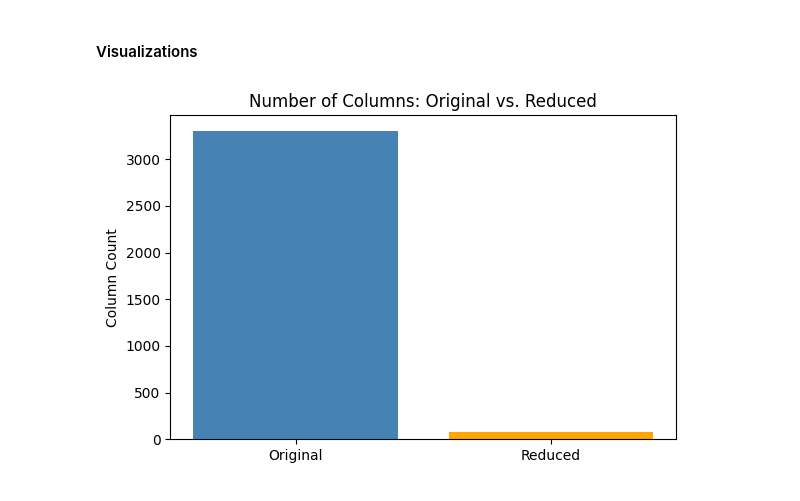
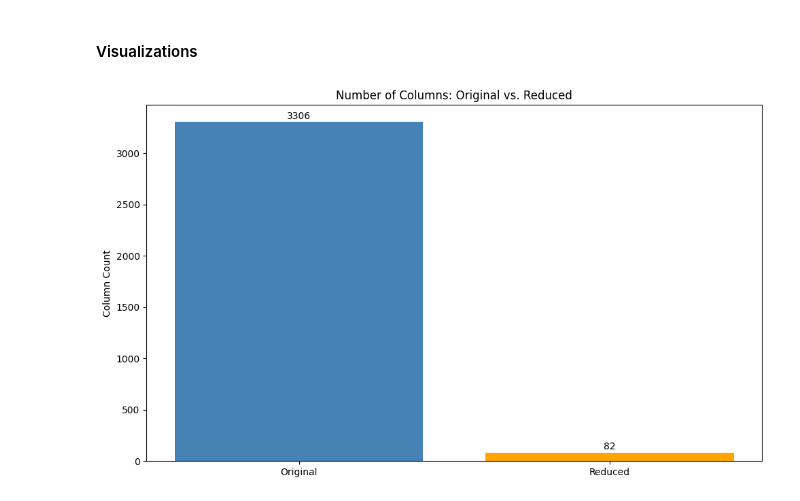
Before and after one commit to cambentz/CSC302-Group10-Final, a Jupyter notebook: notebooks/scorecard_explore.ipynb, the cells around one changed output. Drawn from its saved outputs; the diff is of its cells as text; code cells hidden in the pictures.

```diff
--- a/notebooks/scorecard_explore.ipynb
+++ b/notebooks/scorecard_explore.ipynb
@@ -110,9 +115,33 @@ columns_to_keep = [
 
     # Completion / Retention
     "RET_FT4", "RET_PT4", "C150_4", "C150_L4", "WDRAW_ORIG_YR2_RT",
-    "COMP_ORIG_YR2_RT", "ENRL_ORIG_YR2_RT", "D150_4"
+    "COMP_ORIG_YR2_RT", "ENRL_ORIG_YR2_RT", "D150_4",
+
+    # Scorecard year
+    "Year"
 ]
 
-print(df.columns.tolist())
+#print(df.columns.tolist())
 
-reduced_df = df[columns_to_keep]
+reduced_df = df[columns_to_keep].copy()
+
+# Convert all column values to numeric (replace privacy suppressed data)
+cols_to_convert = ['FEMALE', 'DEPENDENT', 'FIRST_GEN']
+reduced_df[cols_to_convert] = reduced_df[cols_to_convert].apply(pd.to_numeric, errors='coerce')
+
+# Compute MALE, INDEPENDENT, NON_FIRST_GEN with np.where to handle NaNs
+reduced_df['MALE'] = np.where(reduced_df['FEMALE'].notna(), 1 - reduced_df['FEMALE'], np.nan)
+reduced_df['INDEPENDENT'] = np.where(reduced_df['DEPENDENT'].notna(), 1 - reduced_df['DEPENDENT'], np.nan)
+reduced_df['NON_FIRST_GEN'] = np.where(reduced_df['FIRST_GEN'].notna(), 1 - reduced_df['FIRST_GEN'], np.nan)
+
+# Insert MALE after FEMALE
+female_index = reduced_df.columns.get_loc('FEMALE')
+reduced_df.insert(female_index + 1, 'MALE', reduced_df.pop('MALE'))
+
+# Insert INDEPENDENT after DEPENDENT
+dependent_index = reduced_df.columns.get_loc('DEPENDENT')
+reduced_df.insert(dependent_index + 1, 'INDEPENDENT', reduced_df.pop('INDEPENDENT'))
+
+# Insert NON_FIRST_GEN after FIRST_GEN
+firstgen_index = reduced_df.columns.get_loc('FIRST_GEN')
+reduced_df.insert(firstgen_index + 1, 'NON_FIRST_GEN', reduced_df.pop('NON_FIRST_GEN'))
@@ -130,11 +157,20 @@ Saved reduced dataset to ..\data\processed\reduced_scorecard.csv
 # %% [markdown]
 #### Visualizations
 # %%
-plt.figure(figsize=(6, 4))
-plt.bar(['Original', 'Reduced'], [df.shape[1], reduced_df.shape[1]], color=['steelblue', 'orange'])
+plt.figure(figsize=(10, 6))
+bars = plt.bar(['Original', 'Reduced'], [df.shape[1], reduced_df.shape[1]],
+               color=['steelblue', 'orange'])
+
+# Add text labels
+for bar in bars:
+    yval = bar.get_height()
+    plt.text(bar.get_x() + bar.get_width() / 2, yval + 10, f"{int(yval)}",
+             ha='center', va='bottom')
+
 plt.title('Number of Columns: Original vs. Reduced')
 plt.ylabel('Column Count')
 plt.tight_layout()
+plt.savefig('../visualizations/num_cols_hist.png', dpi=300, bbox_inches='tight')
 plt.show()
 # %% [output]
-[figure, old version]
+[figure, new version]
```
Also changed, not shown: parts of 12 cells of this notebook.
